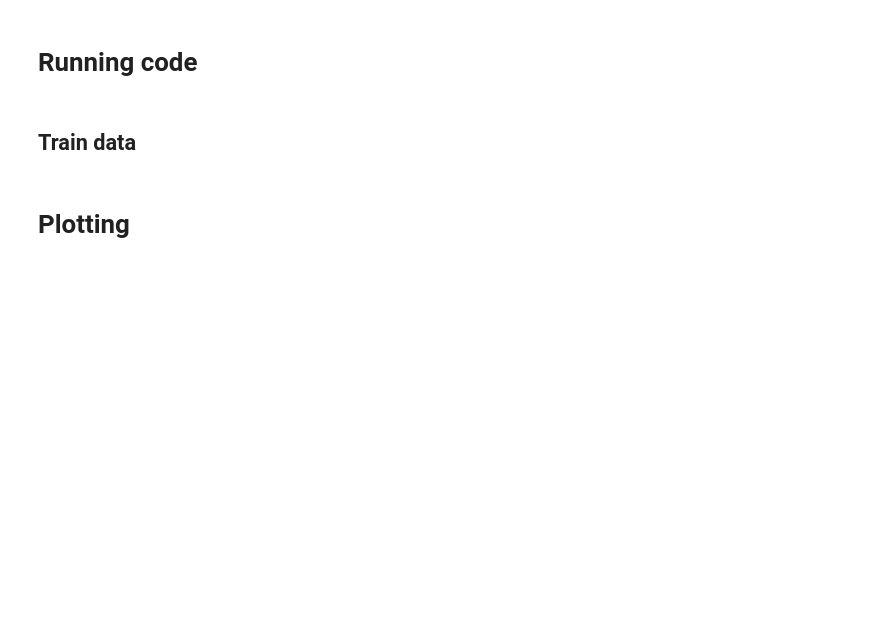
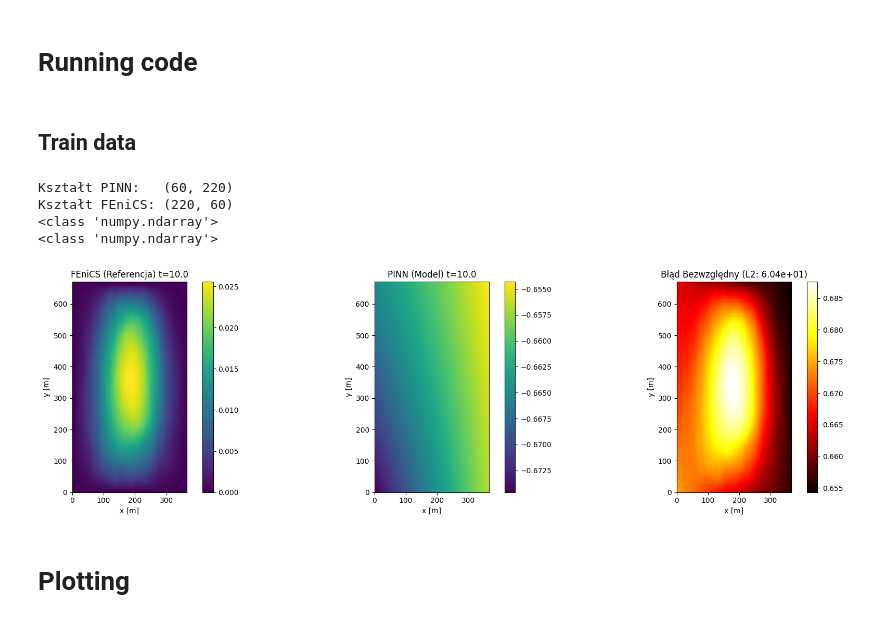
Before and after one commit to Kamicia8/pinn_oil_extr_sim, a Jupyter notebook: maczuga_pinn/pinn_kq_grid.ipynb, the cells around one changed output. Saved outputs shown, nothing was run; the diff lists cells and outputs as text; code cells hidden in the pictures; blank space fills up the shorter version.

```diff
--- a/maczuga_pinn/pinn_kq_grid.ipynb
+++ b/maczuga_pinn/pinn_kq_grid.ipynb
@@ -211,9 +225,9 @@ def get_initial_points(x_domain, y_domain, t_domain, device = torch.device("cpu"
     return (x_grid, y_grid, t0)
 # %%
 def get_interior_points(x_domain, y_domain, t_domain, device = torch.device("cpu"), requires_grad=True):
-    x_raw = torch.linspace(x_domain[0], x_domain[1], steps=N_POINTS_X)
-    y_raw = torch.linspace(y_domain[0], y_domain[1], steps=N_POINTS_Y)
-    t_raw = torch.linspace(t_domain[0], t_domain[1], steps=N_POINTS_T)
+    x_raw = torch.linspace(x_domain[0], x_domain[1], steps=N_POINTS_X, device=device)
+    y_raw = torch.linspace(y_domain[0], y_domain[1], steps=N_POINTS_Y, device=device)
+    t_raw = torch.linspace(t_domain[0], t_domain[1], steps=N_POINTS_T, device=device)
     grids = torch.meshgrid(x_raw, y_raw, t_raw, indexing="ij")
 
     x = grids[0].reshape(-1, 1)
@@ -464,32 +484,22 @@ final_map = get_pinn_map(pinn_trained, t_value=TOTAL_TIME)
 # %%
 def plot_pinn_vs_fenics(u_pinn, u_fenics, t_value):
-    """
-    u_pinn: macierz numpy (220, 60) z funkcji get_pinn_map
-    u_fenics: macierz numpy (220, 60) wczytana z pliku .npy
-    t_value: czas, dla którego robimy porównanie
-    """
-    # Obliczamy błąd bezwzględny
+
     error_map = np.abs(u_pinn - u_fenics)
 
-    # Obliczamy błąd względny L2 (wartość liczbowa do tekstu)
     l2_error = np.linalg.norm(u_fenics - u_pinn) / np.linalg.norm(u_fenics)
 
     fig, axes = plt.subplots(1, 3, figsize=(18, 5), dpi=100)
 
-    # Wspólne ustawienia dla imshow
-    settings = {'origin': 'lower', 'extent': [0, REAL_LX, 0, REAL_LY], 'aspect': 'auto'}
+    settings = {'origin': 'lower', 'extent': [0, REAL_LX, 0, REAL_LY], 'aspect': 'equal'}
 
-    # 1. FEniCS (Referencja)
     im0 = axes[0].imshow(u_fenics.T, cmap='viridis', **settings)
     axes[0].set_title(f"FEniCS (Referencja) t={t_value}")
     fig.colorbar(im0, ax=axes[0])
 
-    # 2. PINN (Predykcja)
     im1 = axes[1].imshow(u_pinn.T, cmap='viridis', **settings)
     axes[1].set_title(f"PINN (Model) t={t_value}")
     fig.colorbar(im1, ax=axes[1])
 
-    # 3. Błąd (Różnica)
     im2 = axes[2].imshow(error_map.T, cmap='hot', **settings)
     axes[2].set_title(f"Błąd Bezwzględny (L2: {l2_error:.2e})")
     fig.colorbar(im2, ax=axes[2])
@@ -501,12 +511,25 @@ def plot_pinn_vs_fenics(u_pinn, u_fenics, t_value):
     plt.tight_layout()
     plt.show()
 # %%
-fenics_data = np.load('C:\PINN_mgr\FEniCS\solver-validation-newton-method\results\metrics\fenics_for_pinn_T1000_dt1_u_coeff10_h_0.npy', allow_pickle=True).item()
+fenics_data = np.load(r'C:\PINN_mgr\FEniCS\solver-validation-newton-method\results\metrics\fenics_for_pinn_T1000_dt1_u_coeff10_h_0.npy', allow_pickle=True).item()
 u_f = fenics_data['u_fenics']
 # %%
-u_p = get_pinn_map(pinn_trained, t_value=1000.0)
+u_p = get_pinn_map(pinn_trained, t_value=10.0)
+# %%
+print(f"Kształt PINN:   {u_p.shape}")
+print(f"Kształt FEniCS: {u_f.shape}")
+
+print(type(u_p))
+print(type(u_f))
+# %% [output]
+Kształt PINN:   (60, 220)
+Kształt FEniCS: (220, 60)
+<class 'numpy.ndarray'>
+<class 'numpy.ndarray'>
 # %%
-plot_pinn_vs_fenics(u_p, u_f, 1000.0)
+plot_pinn_vs_fenics(u_p.T, u_f, 10.0)
+# %% [output]
+[figure, added]
 # %% [markdown]
 # Plotting
 # %%
```
Also changed, not shown: parts of 12 cells of this notebook, 3 other files.
